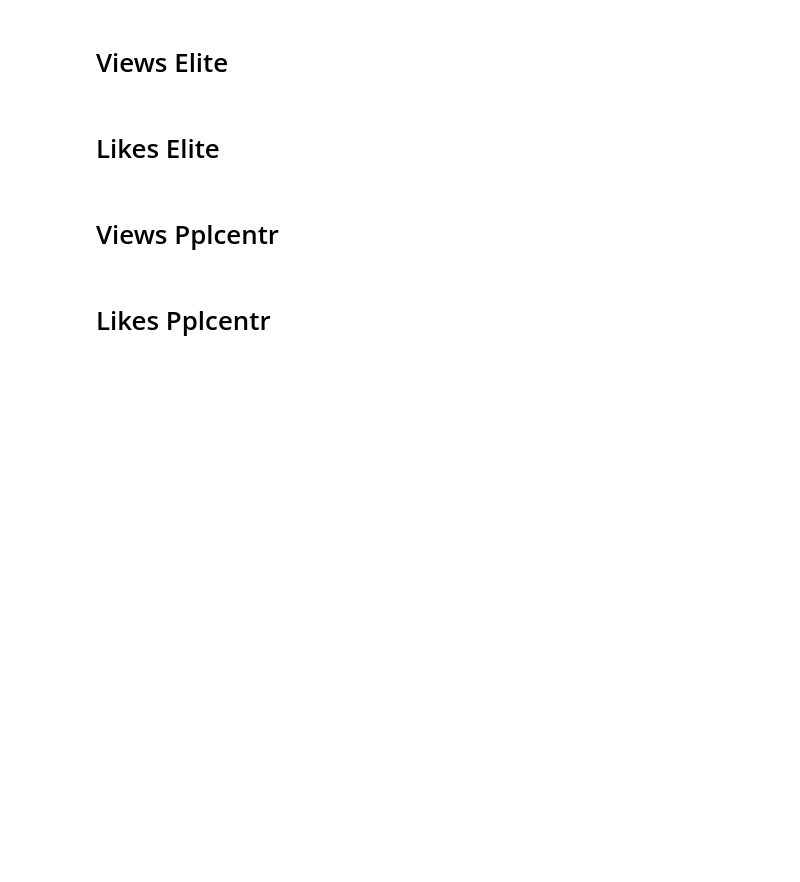
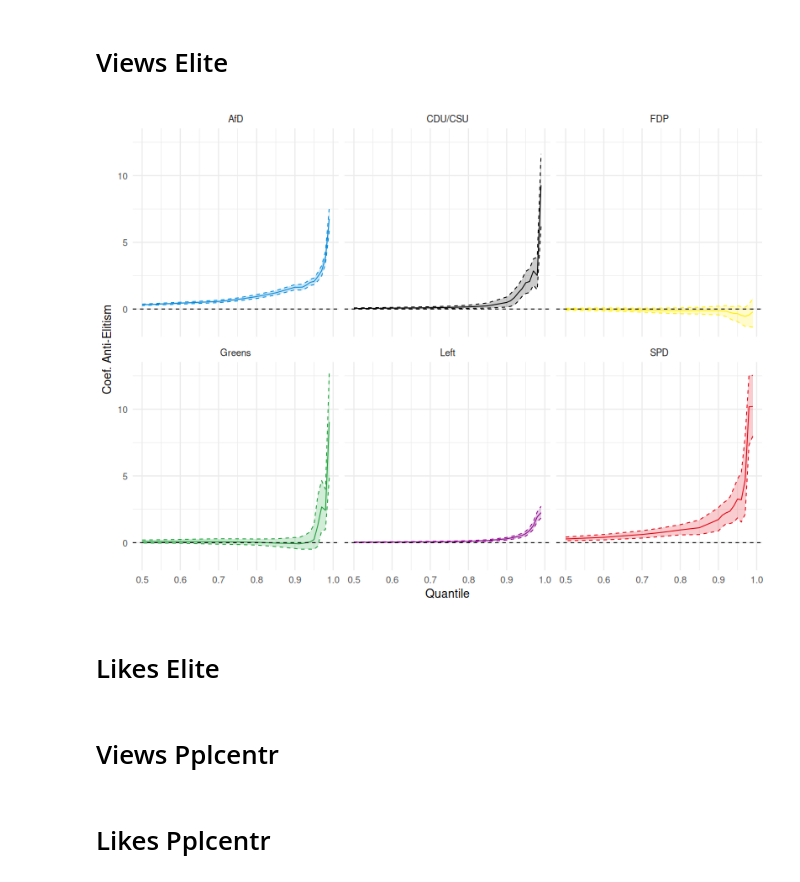
Before and after one commit to luerhard/anti-elitism-gets-views, a Jupyter notebook: pipeline/07-plot_regressions.ipynb, the cells around one changed output. Saved outputs shown, nothing was run; the diff lists cells and outputs as text; code cells hidden in the pictures; blank space fills up the shorter version.

Commit message:
pepare mad transform + better model read

```diff
--- a/pipeline/07-plot_regressions.ipynb
+++ b/pipeline/07-plot_regressions.ipynb
@@ -102,6 +57,6 @@ party_name_map <- c(
     spd = "SPD"
 )
 
-df <- full_df |>
-    filter(quantile <= 95) |>
+df <- df |>
+    filter(quantile <= 0.95) |>
     mutate(party = recode(party, !!!party_name_map))
@@ -129,25 +81,27 @@ predictions |>
 # Views Elite
 # %%
 plot <- df |>
-    filter(type == "views", var == "elite") |>
+    filter(model_type == "views_elite", term == "elite") |>
     ggplot(aes(x = quantile, y = est, color = party, fill = party)) +
     geom_line() +
     geom_ribbon(aes(ymin = lower_ci, ymax = upper_ci), linetype = 2, alpha = 0.2) +
     geom_hline(yintercept = 0, color = "black", linetype = "dashed") +
     facet_wrap(~party, scales = "fixed") +
     labs(
         x = "Quantile",
         y = "Coef. Anti-Elitism"
     ) +
     scale_color_manual(values = cmap) +
     scale_fill_manual(values = cmap) +
     theme_minimal(base_size = 14) +
     theme(legend.position = "none")
 
 path <- here("reports", "figures", "reg_views_elite.svg")
 if (file.exists(path)) file.remove(path)
 ggsave(path, plot, width = PLOT_WIDTH, height = PLOT_HEIGHT)
 plot
+# %% [output]
+[figure, added]
 # %% [markdown]
 # Likes Elite
 # %%
```
Also changed, not shown: parts of 8 cells of this notebook, 4 other files.
